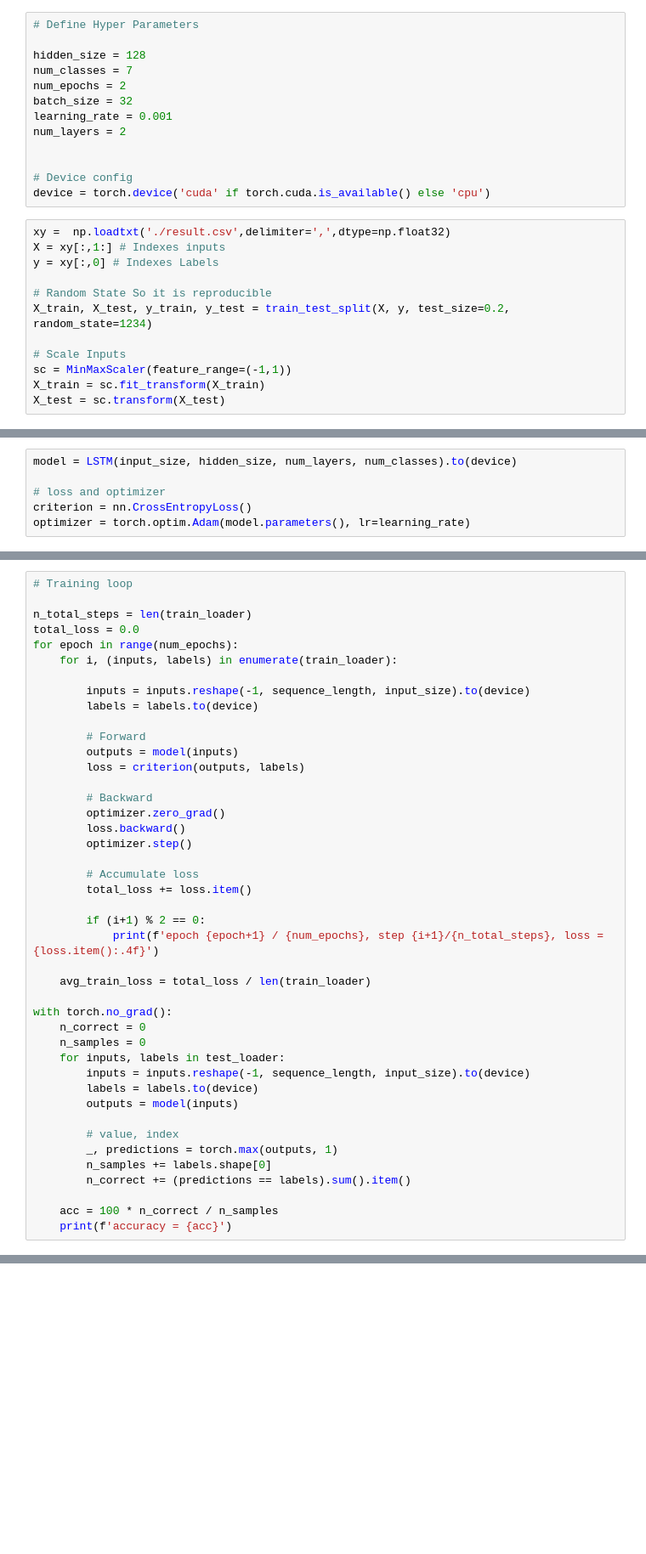
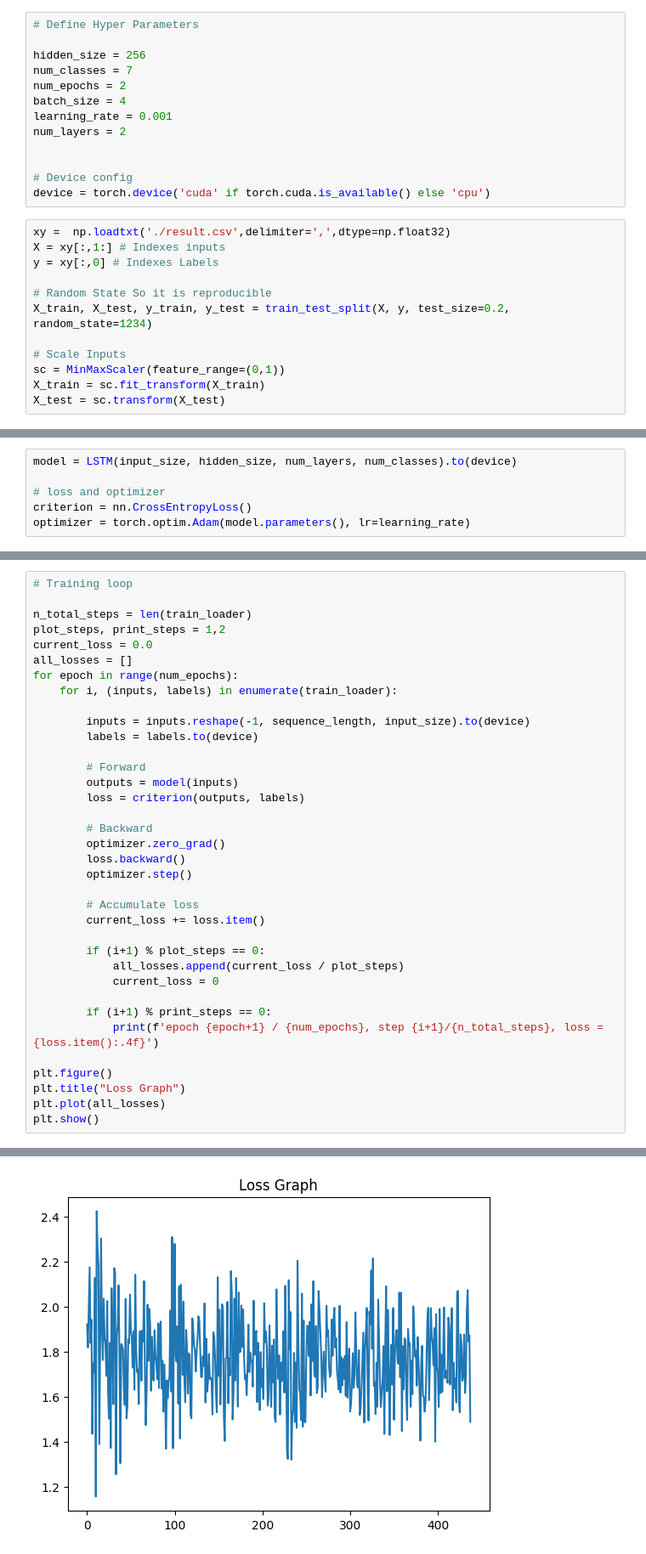
Before and after one commit to davidogarzas/CoinAI, a Jupyter notebook: rnn.ipynb, the cells around one changed output, grey strips where cells are left out. Shown at 85% size. Drawn from its saved outputs; the diff is of its cells as text; blank space fills up the shorter version.

```diff
--- a/rnn.ipynb
+++ b/rnn.ipynb
@@ -15,10 +15,10 @@ np.random.seed(7)     # Set the seed for generating random numbers in NumPy
 # %%
 # Define Hyper Parameters
 
-hidden_size = 128
+hidden_size = 256
 num_classes = 7
 num_epochs = 2
-batch_size = 32
+batch_size = 4
 learning_rate = 0.001
 num_layers = 2
 
@@ -34,7 +34,7 @@ y = xy[:,0] # Indexes Labels
 X_train, X_test, y_train, y_test = train_test_split(X, y, test_size=0.2, random_state=1234)
 
 # Scale Inputs
-sc = MinMaxScaler(feature_range=(-1,1))
+sc = MinMaxScaler(feature_range=(0,1))
 X_train = sc.fit_transform(X_train)
 X_test = sc.transform(X_test)
 # %%
@@ -144,7 +150,9 @@ optimizer = torch.optim.Adam(model.parameters(), lr=learning_rate)
 # Training loop
 
 n_total_steps = len(train_loader)
-total_loss = 0.0
+plot_steps, print_steps = 1,2
+current_loss = 0.0
+all_losses = []
 for epoch in range(num_epochs):
     for i, (inputs, labels) in enumerate(train_loader):
 
@@ -161,26 +169,17 @@ for epoch in range(num_epochs):
         optimizer.step()
 
         # Accumulate loss
-        total_loss += loss.item()
+        current_loss += loss.item()
 
-        if (i+1) % 2 == 0:
+        if (i+1) % plot_steps == 0:
+            all_losses.append(current_loss / plot_steps)
+            current_loss = 0
+
+        if (i+1) % print_steps == 0:
             print(f'epoch {epoch+1} / {num_epochs}, step {i+1}/{n_total_steps}, loss = {loss.item():.4f}')
 
-    avg_train_loss = total_loss / len(train_loader)
-
-with torch.no_grad():
-    n_correct = 0
-    n_samples = 0
-    for inputs, labels in test_loader:
-        inputs = inputs.reshape(-1, sequence_length, input_size).to(device)
-        labels = labels.to(device)
-        outputs = model(inputs)
-
-        # value, index
-        _, predictions = torch.max(outputs, 1)
-        n_samples += labels.shape[0]
-        n_correct += (predictions == labels).sum().item()
-
-    acc = 100 * n_correct / n_samples
-    print(f'accuracy = {acc}')
+plt.figure()
+plt.title("Loss Graph")
+plt.plot(all_losses)
+plt.show()
 # %% [output]
@@ -203,0 +203 @@ accuracy = 27.397260273972602
+[figure, added]
```
Also changed, not shown: parts of 6 cells of this notebook.
